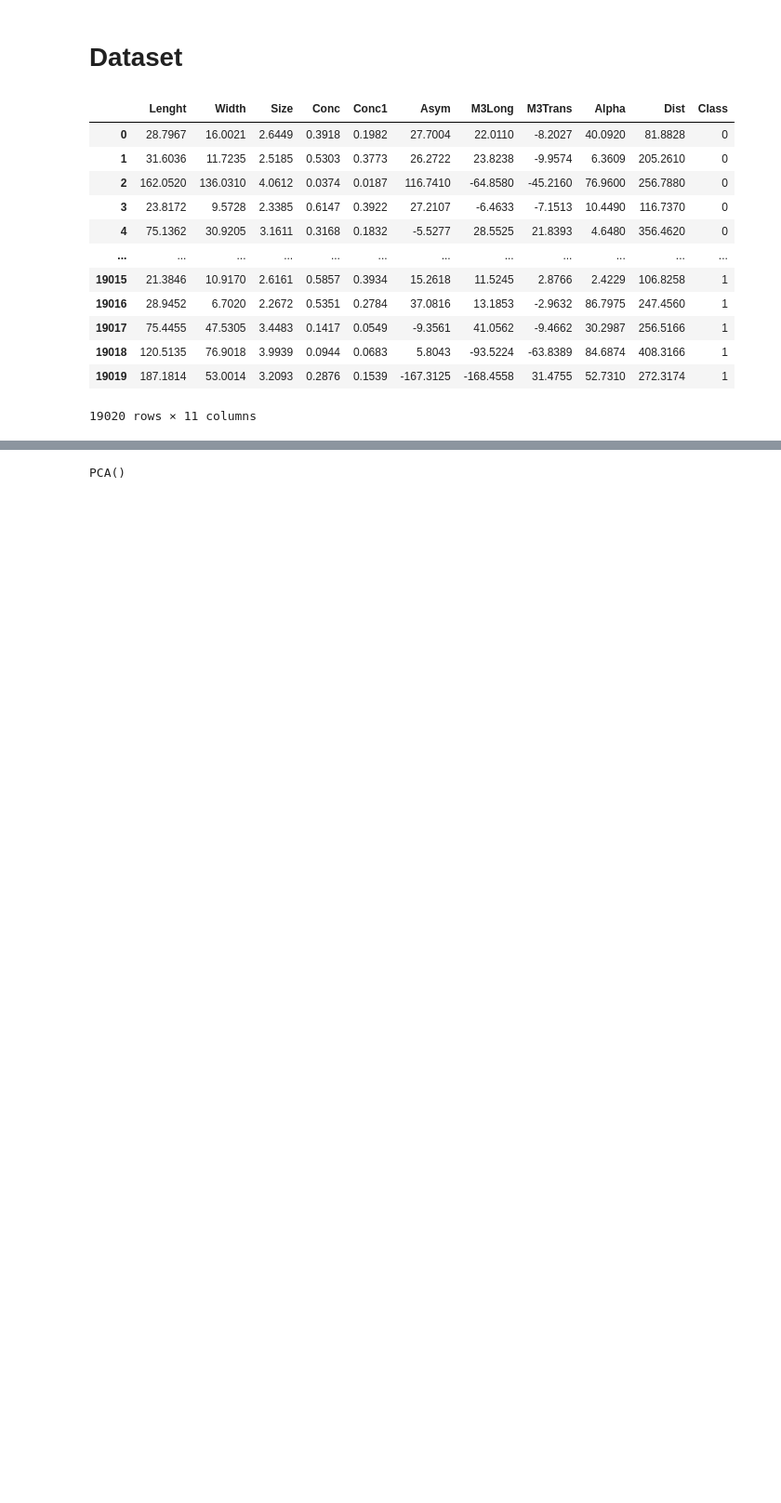
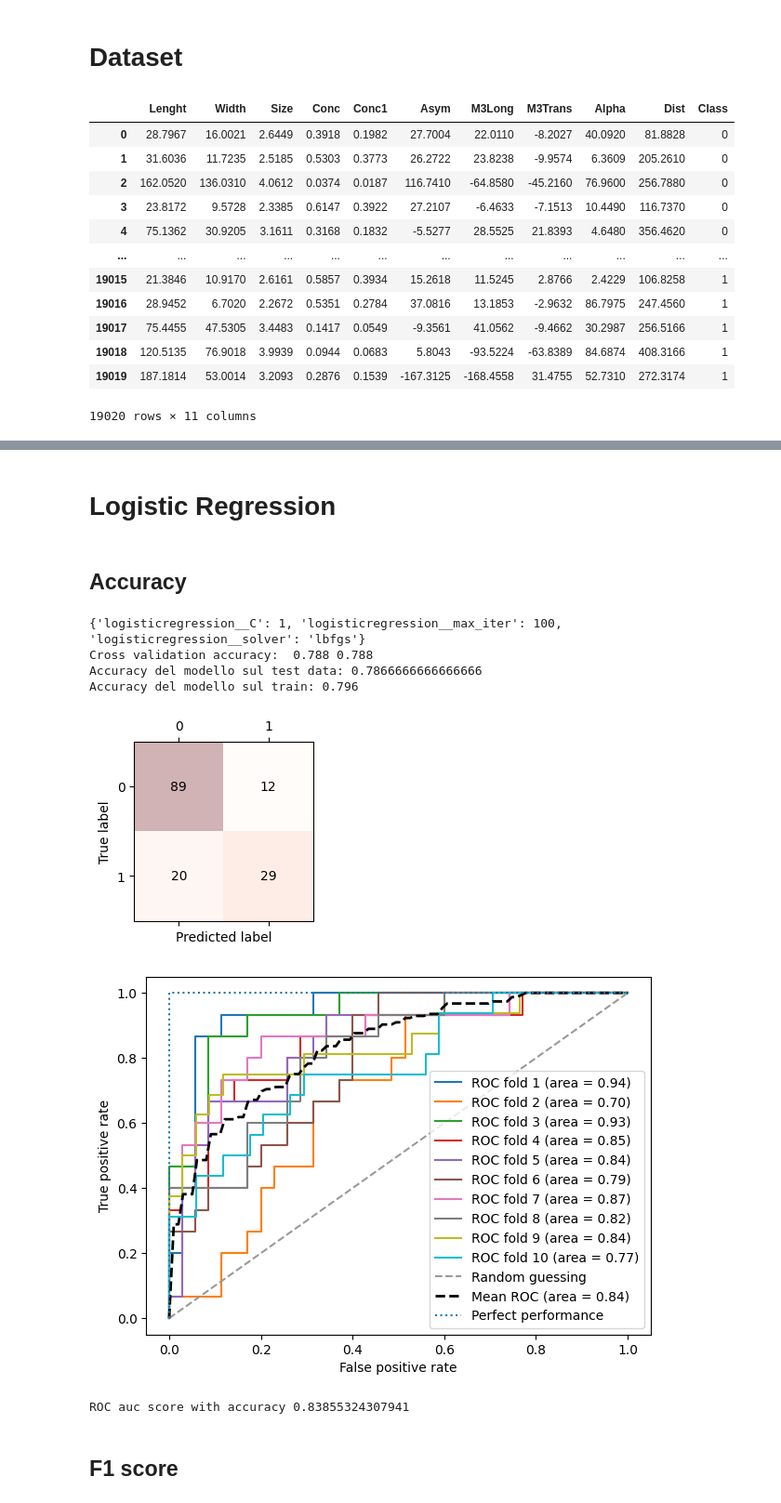
Before and after one commit to Andrewss01/Machine-Learning, a Jupyter notebook: Parte_Andre.ipynb, the cells around one changed output, grey strips where cells are left out. Shown at 93% size. Cells and saved outputs as stored; diff of their text form; code cells hidden in the pictures; blank space fills up the shorter version.

```diff
--- a/Parte_Andre.ipynb
+++ b/Parte_Andre.ipynb
@@ -99,10 +179,0 @@ gs_lr.best_params_
-# %%
-sbs = SequentialFeatureSelector(estimator = lr, scoring = 'accuracy' )
-#sbs.fit(X_train, y_train)
-pipe_lr_sbs = make_pipeline(StandardScaler(), sbs, lr)
-n_components = [6,7]
-C_range = [0.1,1,10,100]
-param_grid_lr_sbs = [{'logisticregression__C': C_range, 'logisticregression__max_iter':max_iter,
-'sequentialfeatureselector__n_features_to_select': n_components}]
-gs_lr_sbs = GridSearchCV(estimator= pipe_lr_sbs, param_grid= param_grid_lr_sbs, cv = 10, refit= True)
-gs_lr_sbs.fit(X_train, y_train)
@@ -138,4 +179,0 @@ best_lr_sbs_acc.get_params
-# %%
-print(best_lr_sbs_acc)
-best_lr_sbs_acc.fit(X_train, y_train)
-#print(pipe_lr.score(X_test_sbs, y_test))
@@ -168,8 +180,45 @@ Accuracy sul train data: 0.82
-# %%
-
-pca = PCA(n_components = None)
-#Dividio il train in train e validation (holdhout method)
-X_train_2, X_val, y_train_2, y_val = train_test_split(X_train_std, y_train, test_size= 0.3, random_state= 0 , stratify= y_train)
-pca.fit(X_train_2)
-# %% [output]
-PCA()
+# %% [markdown]
+# Logistic Regression
+# %%
+lr = LogisticRegression(random_state= 1, penalty= 'l2')
+pipe_lr = make_pipeline(StandardScaler(), lr)
+C_range = [0.0001, 0.001, 0.01, 0.1, 1, 10, 100,1000]
+max_iter = [100,500,1000]
+param_grid_lr = [{'logisticregression__C': C_range, 'logisticregression__max_iter':max_iter, 'logisticregression__solver':['lbfgs']},
+{'logisticregression__C': C_range, 'logisticregression__max_iter':max_iter, 'logisticregression__solver': ['newton-cholesky']}]
+# %% [markdown]
+## Accuracy
+# %%
+gs_lr_acc = GridSearchCV(estimator= pipe_lr, param_grid= param_grid_lr, scoring= 'accuracy', refit= True, cv = 10, n_jobs= -1)
+gs_lr_acc.fit(X_train, y_train)
+best_lr_acc = gs_lr_acc.best_estimator_
+print(gs_lr_acc.best_params_)
+best_lr_acc.fit(X_train, y_train)
+scores = cross_val_score(estimator= best_lr_acc, X = X_train, y = y_train, cv =10)
+print('Cross validation accuracy: ', np.mean(scores), gs_lr_acc.best_score_)
+print('Accuracy del modello sul test data:', best_lr_acc.score(X_test, y_test))
+print('Accuracy del modello sul train:', best_lr_acc.score(X_train, y_train))
+# %% [output]
+{'logisticregression__C': 1, 'logisticregression__max_iter': 100, 'logisticregression__solver': 'lbfgs'}
+Cross validation accuracy:  0.788 0.788
+Accuracy del modello sul test data: 0.7866666666666666
+Accuracy del modello sul train: 0.796
+# %%
+confmat = confusion_matrix(y_true = y_test, y_pred = best_lr_acc.predict(X_test))
+fig, ax = plt.subplots(figsize = (2.5,2.5))
+ax.matshow(confmat, cmap = plt.cm.Reds, alpha =0.3)
+for i in range(confmat.shape[0]):
+    for j in range(confmat.shape[1]):
+        ax.text(x= j, y= i, s= confmat[i,j], va = 'center', ha = 'center')
+plt.xlabel('Predicted label')
+plt.ylabel('True label')
+plt.show()
+
+ROC_Curve(X_train, y_train, best_lr_acc)
+print('ROC auc score with accuracy', roc_auc_score(y_true= y_test, y_score= best_lr_acc.predict_proba(X_test)[:,1]))
+# %% [output]
+[figure, added]
+[figure, added]
+ROC auc score with accuracy 0.83855324307941
+# %% [markdown]
+## F1 score
```
Also changed, not shown: parts of 146 cells of this notebook.
